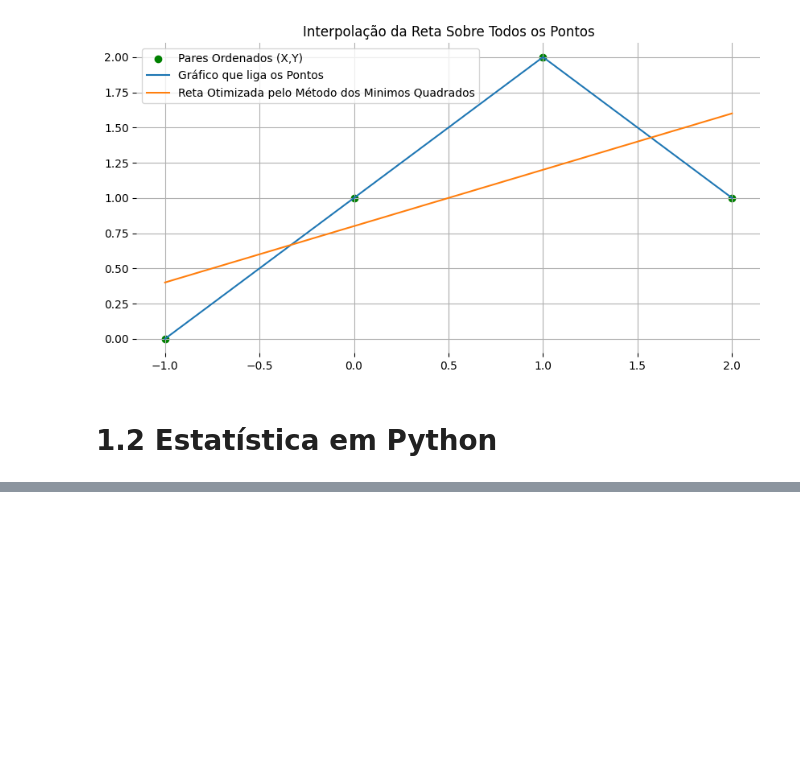
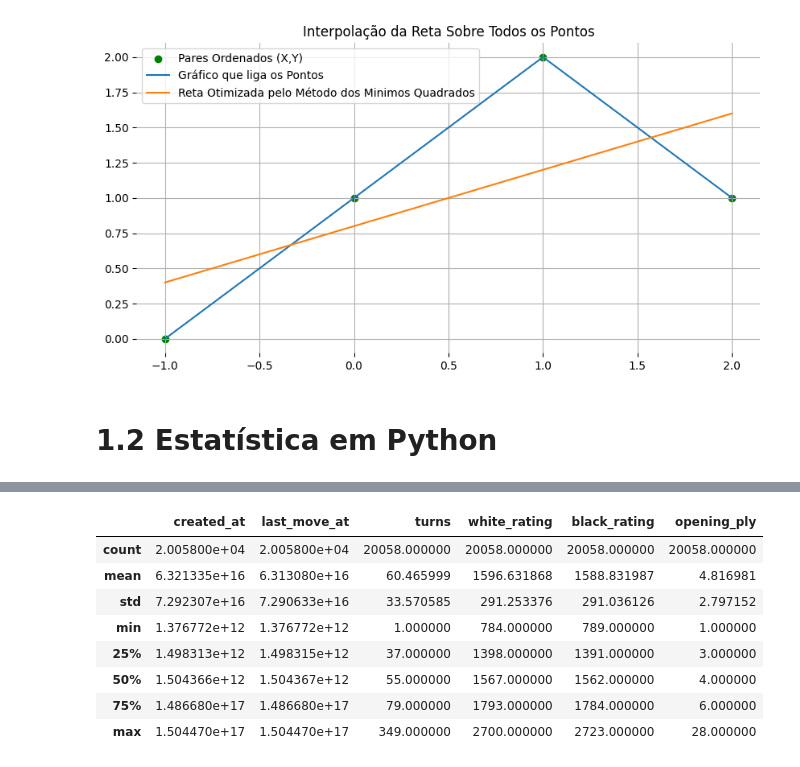
Before and after one commit to aloisiok1/Machine-Learning-com-Python, a Jupyter notebook: Machine_Learning_com_python.ipynb, the cells around one changed output, grey strips where cells are left out. Cells and saved outputs as stored; diff of their text form; code cells hidden in the pictures; blank space fills up the shorter version.

```diff
--- a/Machine_Learning_com_python.ipynb
+++ b/Machine_Learning_com_python.ipynb
@@ -239,0 +244,2 @@ Text(0.5, 1.0, 'Interpolação da Reta Sobre Todos os Pontos')
+# %%
+df_excel = pd.read_excel("Chess.xlsx", sheet_name = "Chess")
@@ -239,0 +310,12 @@ Text(0.5, 1.0, 'Interpolação da Reta Sobre Todos os Pontos')
+# %%
+df_excel.describe()
+# %% [output]
+|  | created_at | last_move_at | turns | white_rating | black_rating | opening_ply |
+| count | 2.005800e+04 | 2.005800e+04 | 20058.000000 | 20058.000000 | 20058.000000 | 20058.000000 |
+| mean | 6.321335e+16 | 6.313080e+16 | 60.465999 | 1596.631868 | 1588.831987 | 4.816981 |
+| std | 7.292307e+16 | 7.290633e+16 | 33.570585 | 291.253376 | 291.036126 | 2.797152 |
+| min | 1.376772e+12 | 1.376772e+12 | 1.000000 | 784.000000 | 789.000000 | 1.000000 |
+| 25% | 1.498313e+12 | 1.498315e+12 | 37.000000 | 1398.000000 | 1391.000000 | 3.000000 |
+| 50% | 1.504366e+12 | 1.504367e+12 | 55.000000 | 1567.000000 | 1562.000000 | 4.000000 |
+| 75% | 1.486680e+17 | 1.486680e+17 | 79.000000 | 1793.000000 | 1784.000000 | 6.000000 |
+| max | 1.504470e+17 | 1.504470e+17 | 349.000000 | 2700.000000 | 2723.000000 | 28.000000 |
```
Also changed, not shown: parts of 21 cells of this notebook, 3 other files.
